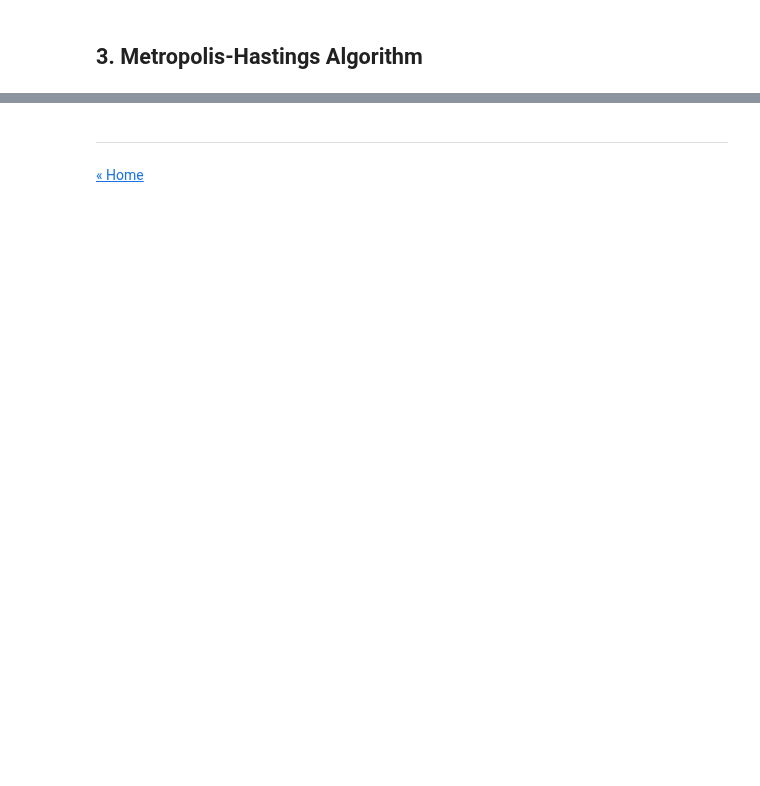
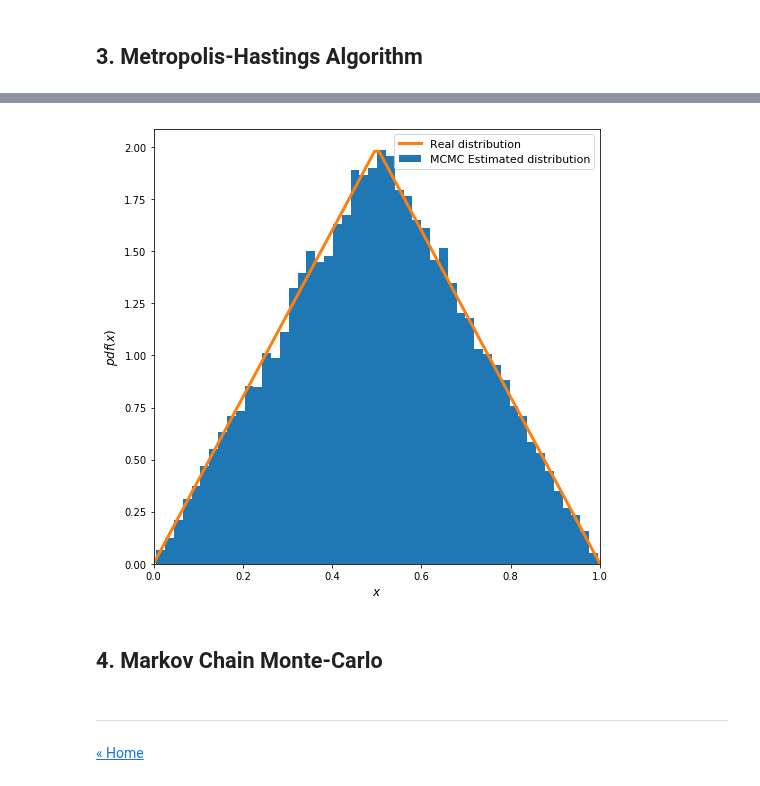
Before and after one commit to ansegura7/Algorithms, a Jupyter notebook: monte-carlo-simulation/MonteCarloSimulation.ipynb, the cells around one changed output, grey strips where cells are left out. Saved outputs shown, nothing was run; the diff lists cells and outputs as text; code cells hidden in the pictures; blank space fills up the shorter version.

Commit message:
Monte-Carlo Simulation
Add Triangle distribution.

```diff
--- a/monte-carlo-simulation/MonteCarloSimulation.ipynb
+++ b/monte-carlo-simulation/MonteCarloSimulation.ipynb
@@ -192,3 +193,17 @@ plotDist(samples, x, y, -1, 1)
+# %%
+# Triangule distribución: n = 100k
+c = 0.5
+func = stats.triang(c)
+samples = metropolis_hastings(func = func)
+x = np.linspace(triang.ppf(0.0, c), triang.ppf(1, c), 100)
+y = func.pdf(x)
+
+# Plot results
+plotDist(samples, x, y, 0, 1)
+# %% [output]
+[figure, added]
+# %% [markdown]
+## 4. Markov Chain Monte-Carlo
 # %% [markdown]
 <hr>
 <p><a href="https://ansegura7.github.io/Algorithms/">« Home</a></p>
```
Also changed, not shown: parts of 10 cells of this notebook, 2 other files.
